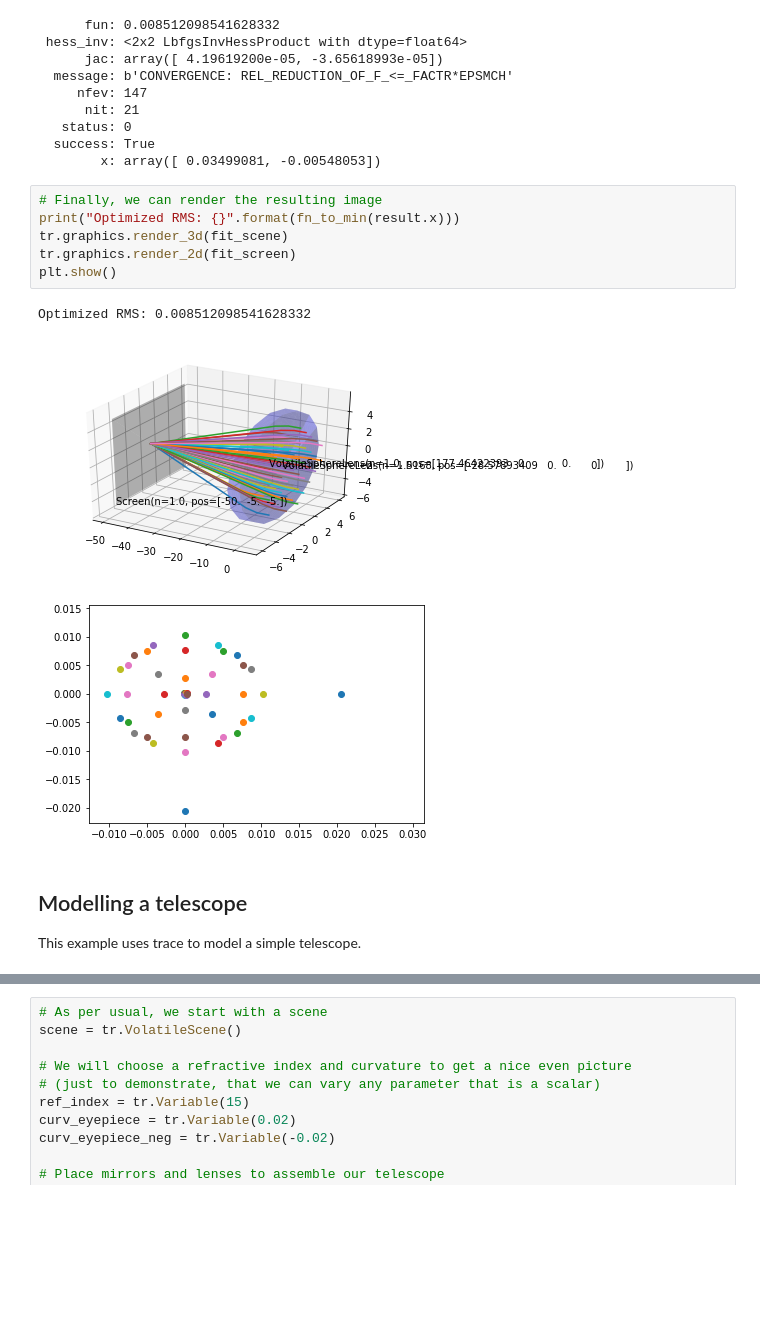
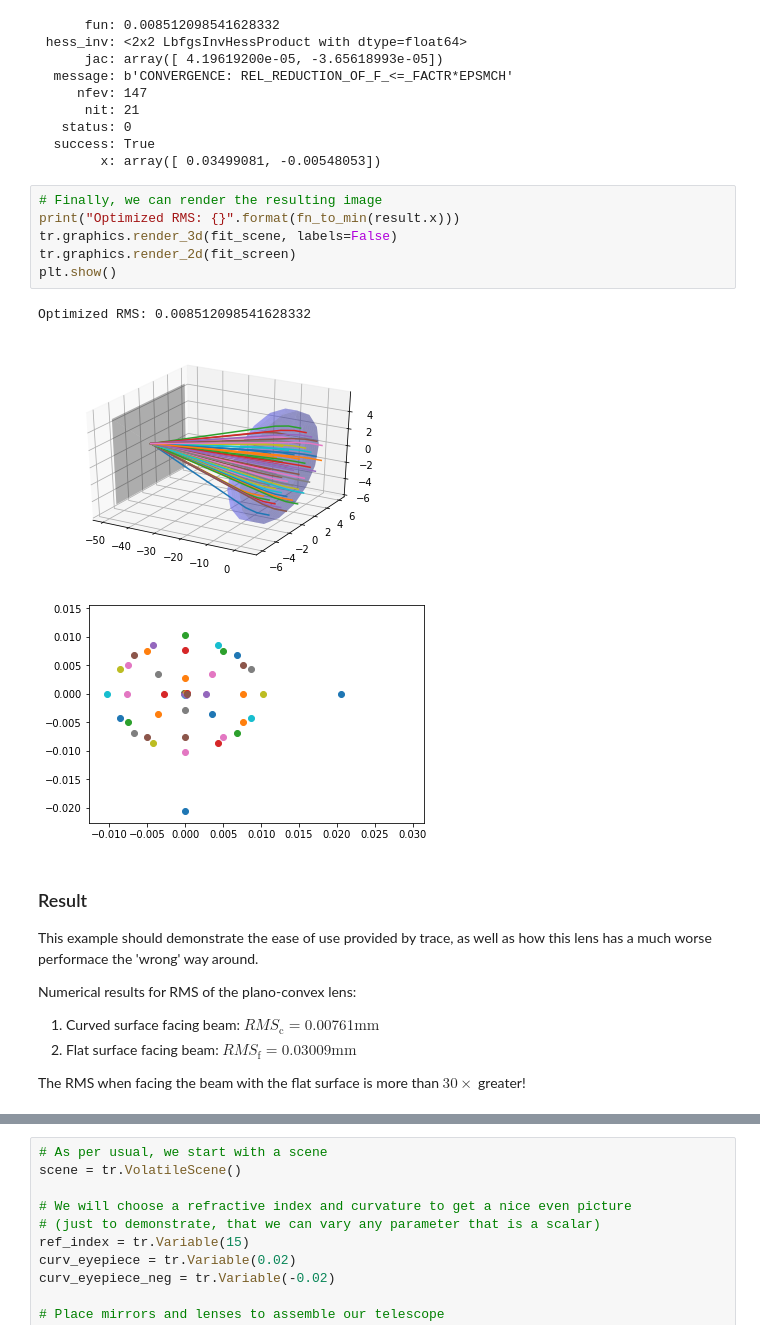
Before and after one commit to dyedgreen/labs-ray-tracing, a Jupyter notebook: demo_notebook.ipynb, the cells around one changed output, grey strips where cells are left out. Drawn from its saved outputs; the diff is of its cells as text; blank space fills up the shorter version.

```diff
--- a/demo_notebook.ipynb
+++ b/demo_notebook.ipynb
@@ -243,14 +241,20 @@ print(result)
 # %%
 # Finally, we can render the resulting image
 print("Optimized RMS: {}".format(fn_to_min(result.x)))
-tr.graphics.render_3d(fit_scene)
+tr.graphics.render_3d(fit_scene, labels=False)
 tr.graphics.render_2d(fit_screen)
 plt.show()
 # %% [output]
 Optimized RMS: 0.008512098541628332
-[figure, old version]
+[figure, new version]
 [figure]
-# %% [markdown]
-## Modelling a telescope
-
-This example uses trace to model a simple telescope.
+# %% [markdown]
+### Result
+
+This example should demonstrate the ease of use provided by trace, as well as how this lens has a much worse performace the 'wrong' way around.
+
+Numerical results for RMS of the plano-convex lens:
+1. Curved surface facing beam: ${RMS}_\text{c} = 0.00761\text{mm}$
+2. Flat surface facing beam: ${RMS}_\text{f} = 0.03009\text{mm}$
+
+The RMS when facing the beam with the flat surface is more than $30\times$ greater!
```
Also changed, not shown: parts of 9 cells of this notebook, 3 other files.
